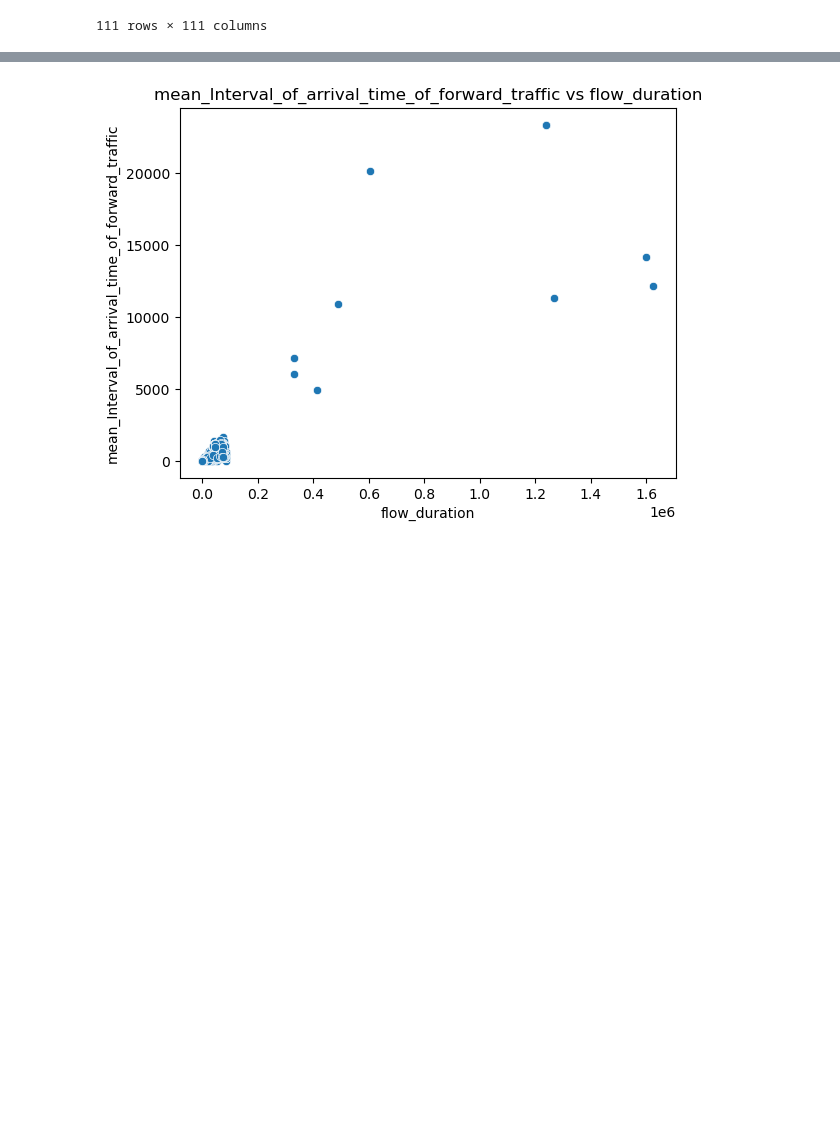
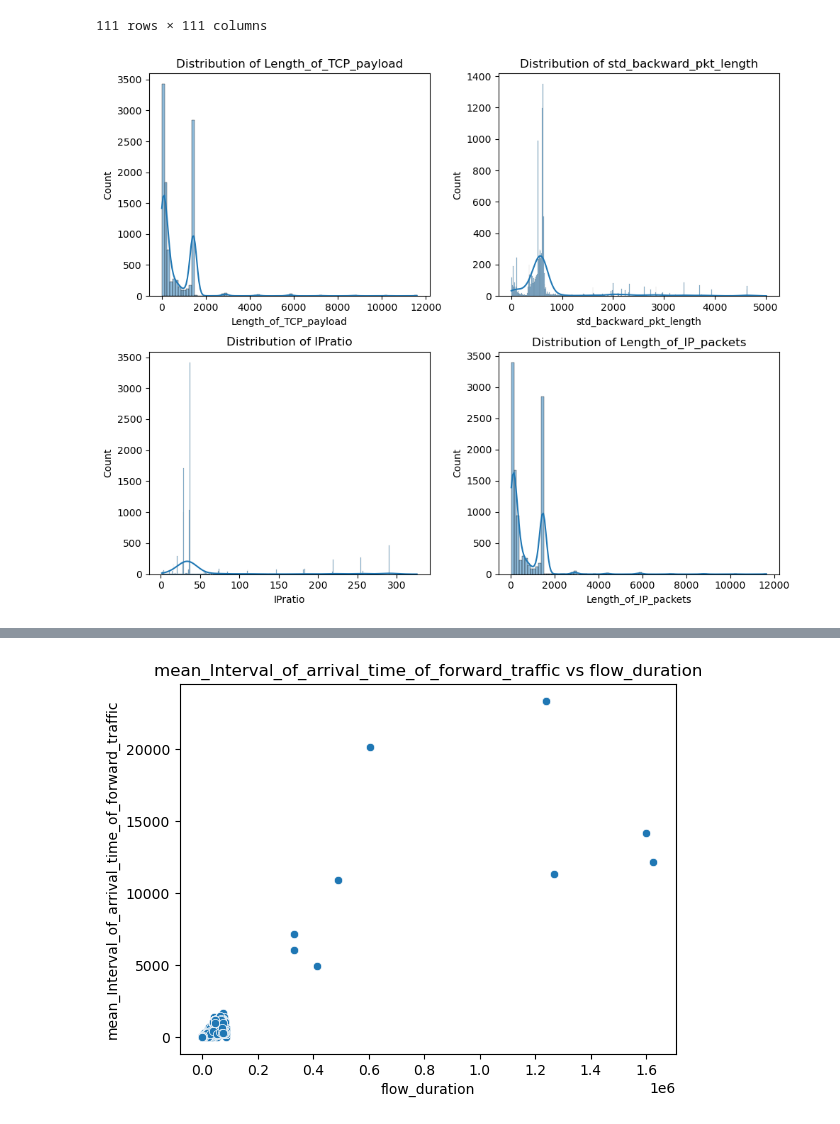
Before and after one commit to brero12/csis3290-Project03, a Jupyter notebook: Project03.ipynb, the cells around one changed output, grey strips where cells are left out. Saved outputs shown, nothing was run; the diff lists cells and outputs as text; code cells hidden in the pictures; blank space fills up the shorter version.

```diff
--- a/Project03.ipynb
+++ b/Project03.ipynb
@@ -189,3 +225,23 @@ strong_correlations
 | IPratio | NaN | NaN | NaN | NaN | NaN | NaN | ... |
 | Goodput | NaN | NaN | NaN | NaN | NaN | NaN | ... |
 111 rows × 111 columns
+# %%
+#Visualize the distribution of some high correlation variables
+selected_columns = df[["Length_of_TCP_payload", "std_backward_pkt_length", "IPratio", "Length_of_IP_packets"]]
+
+#Grid Layout
+num_plots = selected_columns.shape[1]
+num_cols = min(num_plots, 2)
+num_rows = (num_plots + num_cols - 1) // num_cols
+fig, axes = plt.subplots(num_rows, num_cols, figsize=(10, 4 * num_rows))
+axes = axes.flatten()
+
+#loop
+for i, column in enumerate(selected_columns.columns):
+    sns.histplot(selected_columns[column], kde=True, ax=axes[i])
+    axes[i].set_title(f'Distribution of {column}')
+
+plt.tight_layout()
+plt.show()
+# %% [output]
+[figure, added]
```
Also changed, not shown: parts of 7 cells of this notebook.
